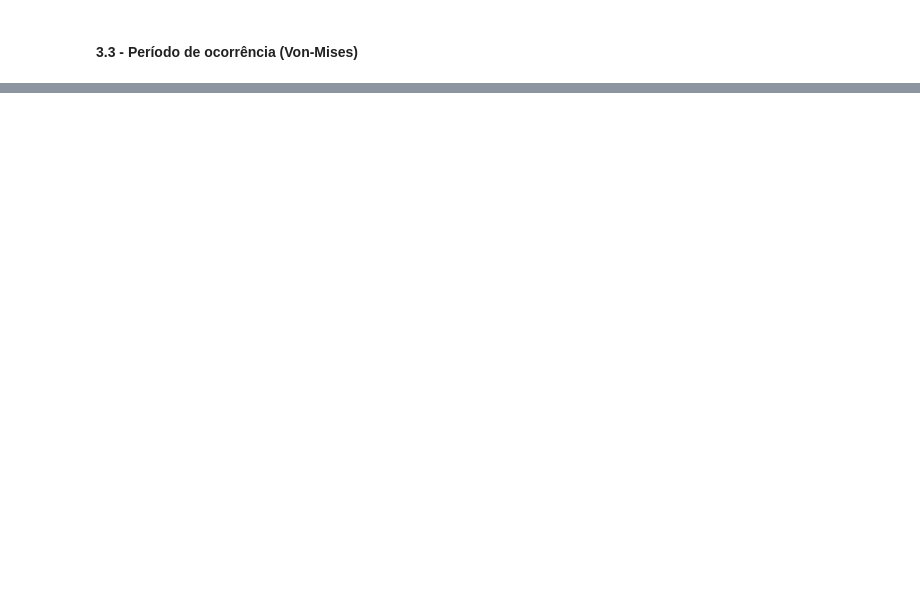
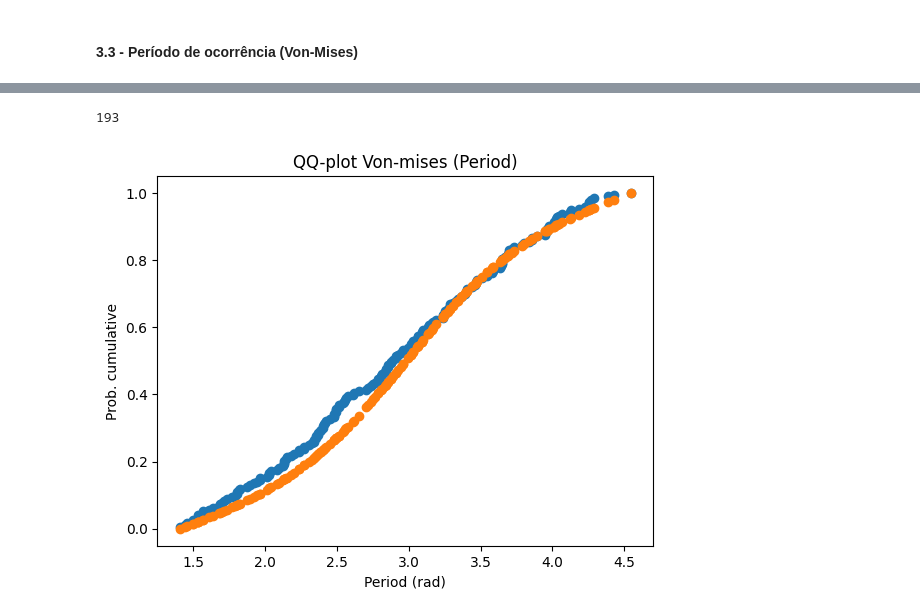
Before and after one commit to AristidesGuilherme/HidroComp_TCC, a Jupyter notebook: aristides_pibic/pibic.ipynb, the cells around one changed output, grey strips where cells are left out. Drawn from its saved outputs; the diff is of its cells as text; code cells hidden in the pictures; blank space fills up the shorter version.

```diff
--- a/aristides_pibic/pibic.ipynb
+++ b/aristides_pibic/pibic.ipynb
@@ -236,0 +794,46 @@ period.plot_scatter_circular(month_num_start_year_hydrologic=9, unit='degrees')
+# %%
+
+def cdf_empi(valores):
+    """
+    Calcula a probabilidade acumulada empírica (ECDF) para uma lista de valores.
+
+    Parâmetro:
+    - valores: lista ou array com os dados para calcular a ECDF.
+
+    Retorna:
+    - Uma lista de tuplas (valor, probabilidade acumulada).
+    """
+    # Ordenar os valores
+    valores_ordenados = np.sort(valores)
+
+    # Calcular a ECDF
+    probabilidades = np.arange(1, len(valores) + 1) / len(valores)
+
+    # Combinar valores e probabilidades
+    return list(zip(valores_ordenados, probabilidades))
+# %%
+len(cdf)
+# %% [output]
+193
+# %%
+lista_period = [p for p in period.circular_date(9, 'rad')]
+cdf = cdf_empi(lista_period)
+
+x = [value[0] for value in cdf]
+y = [value[1] for value in cdf]
+
+np.random.seed(21)
+y_simu = vonmises.cdf(x, 0.56, 2.9787, 0.4988)
+
+
+plt.scatter(x, y)
+
+plt.scatter(x, y_simu)
+
+
+plt.title('QQ-plot Von-mises (Period)')
+plt.xlabel('Period (rad)')
+plt.ylabel('Prob. cumulative')
+plt.show()
+# %% [output]
+[figure, added]
```
Also changed, not shown: parts of 55 cells of this notebook, 2 other files.
